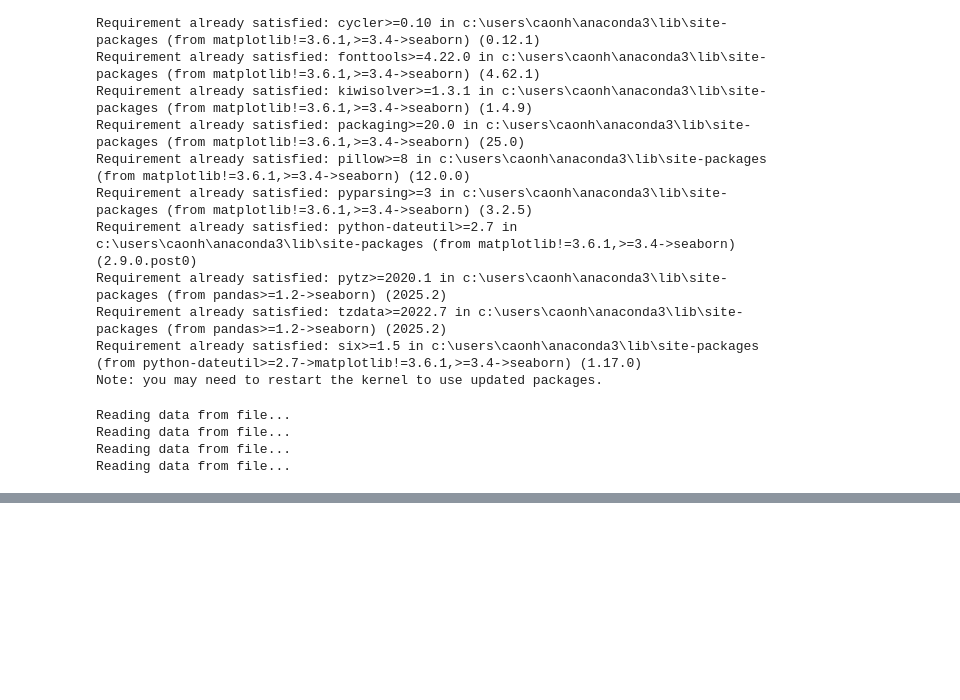
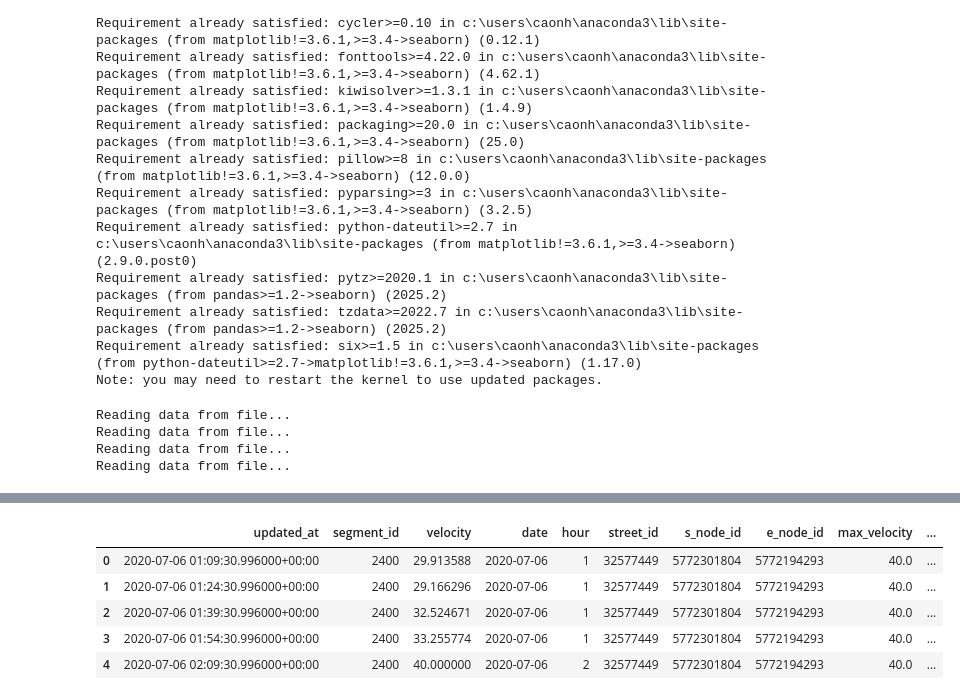
Before and after one commit to caonhathao/traffic-volume-forecasting, a Jupyter notebook: data/Vietnam/refined/vietnam_traffic_preprocessing_data.ipynb, the cells around one changed output, grey strips where cells are left out. Drawn from its saved outputs; the diff is of its cells as text; code cells hidden in the pictures; blank space fills up the shorter version.

```diff
--- a/data/Vietnam/refined/vietnam_traffic_preprocessing_data.ipynb
+++ b/data/Vietnam/refined/vietnam_traffic_preprocessing_data.ipynb
@@ -360,0 +318,80 @@ Vui lòng truy cập thư mục và click đúp vào file: 'refined/hochiminh_tr
+# %%
+import pandas as pd
+
+# Giả định biến `seg_stat` hiện tại đang chứa dữ liệu lấp đầy của 10 tuyến đường.
+# Đảm bảo định dạng thời gian đồng bộ
+seg_stat['updated_at'] = pd.to_datetime(seg_stat['updated_at'])
+
+# --- BƯỚC 1: LỌC BẢNG 'seg' TRƯỚC KHI MERGE ---
+# Loại bỏ các cột trùng lặp hoặc không cần thiết từ bảng seg (như bạn yêu cầu)
+# Chỉ giữ lại các cột cốt lõi: _id (khóa), street_id (để nối với streets), s_node_id, e_node_id, max_velocity
+columns_to_keep_in_seg = ['_id', 'street_id', 's_node_id', 'e_node_id', 'max_velocity']
+seg_filtered = seg[[col for col in columns_to_keep_in_seg if col in seg.columns]].copy()
+
+# Gộp seg_stat với bảng seg đã lọc sạch
+df_merged = pd.merge(
+    seg_stat.drop(columns=['_id'], errors='ignore'),
+    seg_filtered,
+    left_on='segment_id',
+    right_on='_id',
+    how='left'
+)
+df_merged.drop(columns=['_id'], inplace=True, errors='ignore')
+
+
+# --- BƯỚC 2: LỌC BẢNG 'streets' TRƯỚC KHI MERGE ---
+# Chỉ lấy các cột cần thiết từ bảng streets: _id (khóa), name (tên đường), level (loại đường)
+# Loại bỏ created_at, updated_at của bảng streets để tránh trùng với updated_at của seg_stat
+columns_to_keep_in_streets = ['_id', 'name', 'level']
+streets_filtered = streets[[col for col in columns_to_keep_in_streets if col in streets.columns]].copy()
+
+# Gộp tiếp với bảng streets
+df_merged = pd.merge(
+    df_merged,
+    streets_filtered,
+    left_on='street_id',
+    right_on='_id',
+    how='left'
+)
+df_merged.drop(columns=['_id'], inplace=True, errors='ignore')
+# Đổi tên cột 'name' thành 'street_name' cho rõ nghĩa
+df_merged.rename(columns={'name': 'street_name', 'level': 'street_level'}, inplace=True)
+
+
+# --- BƯỚC 3: GỘP LẦN 1 VỚI NODES (LẤY TỌA ĐỘ ĐẦU) ---
+df_merged = pd.merge(
+    df_merged,
+    nodes[['_id', 'long', 'lat']],
+    left_on='s_node_id',
+    right_on='_id',
+    how='left'
+)
+df_merged.rename(columns={'long': 'start_node_long', 'lat': 'start_node_lat'}, inplace=True)
+df_merged.drop(columns=['_id'], inplace=True, errors='ignore')
+
+
+# --- BƯỚC 4: GỘP LẦN 2 VỚI NODES (LẤY TỌA ĐỘ CUỐI) ---
+df_merged = pd.merge(
+    df_merged,
+    nodes[['_id', 'long', 'lat']],
+    left_on='e_node_id',
+    right_on='_id',
+    how='left'
+)
+df_merged.rename(columns={'long': 'end_node_long', 'lat': 'end_node_lat'}, inplace=True)
+df_merged.drop(columns=['_id'], inplace=True, errors='ignore')
+
+
+# --- BƯỚC 5: XUẤT FILE VÀ KIỂM TRA ---
+output_filename = 'top10_segments_full_info.csv'
+df_merged.to_csv(output_filename, index=False)
+
+print(f"Đã gộp tối ưu thành công toàn bộ thông tin!")
+print(f"File tổng hợp không chứa cột trùng lặp được lưu tại: {output_filename}")
+print(f"Tổng số dòng: {len(df_merged)} | Số lượng cột thông tin: {len(df_merged.columns)}")
+
+# Hiển thị kết quả kiểm tra cấu trúc cột mới
+print("\nDanh sách các cột sau khi tối ưu merge:")
+print(df_merged.columns.tolist())
+df_merged.head()
+# %% [output]
@@ -360,0 +404,6 @@ Vui lòng truy cập thư mục và click đúp vào file: 'refined/hochiminh_tr
+|  | updated_at | segment_id | velocity | date | hour | street_id | s_node_id | e_node_id | max_velocity | ... |
+| 0 | 2020-07-06 01:09:30.996000+00:00 | 2400 | 29.913588 | 2020-07-06 | 1 | 32577449 | 5772301804 | 5772194293 | 40.0 | ... |
+| 1 | 2020-07-06 01:24:30.996000+00:00 | 2400 | 29.166296 | 2020-07-06 | 1 | 32577449 | 5772301804 | 5772194293 | 40.0 | ... |
+| 2 | 2020-07-06 01:39:30.996000+00:00 | 2400 | 32.524671 | 2020-07-06 | 1 | 32577449 | 5772301804 | 5772194293 | 40.0 | ... |
+| 3 | 2020-07-06 01:54:30.996000+00:00 | 2400 | 33.255774 | 2020-07-06 | 1 | 32577449 | 5772301804 | 5772194293 | 40.0 | ... |
+| 4 | 2020-07-06 02:09:30.996000+00:00 | 2400 | 40.000000 | 2020-07-06 | 2 | 32577449 | 5772301804 | 5772194293 | 40.0 | ... |
```
Also changed, not shown: parts of 16 cells of this notebook, 7 other files.
